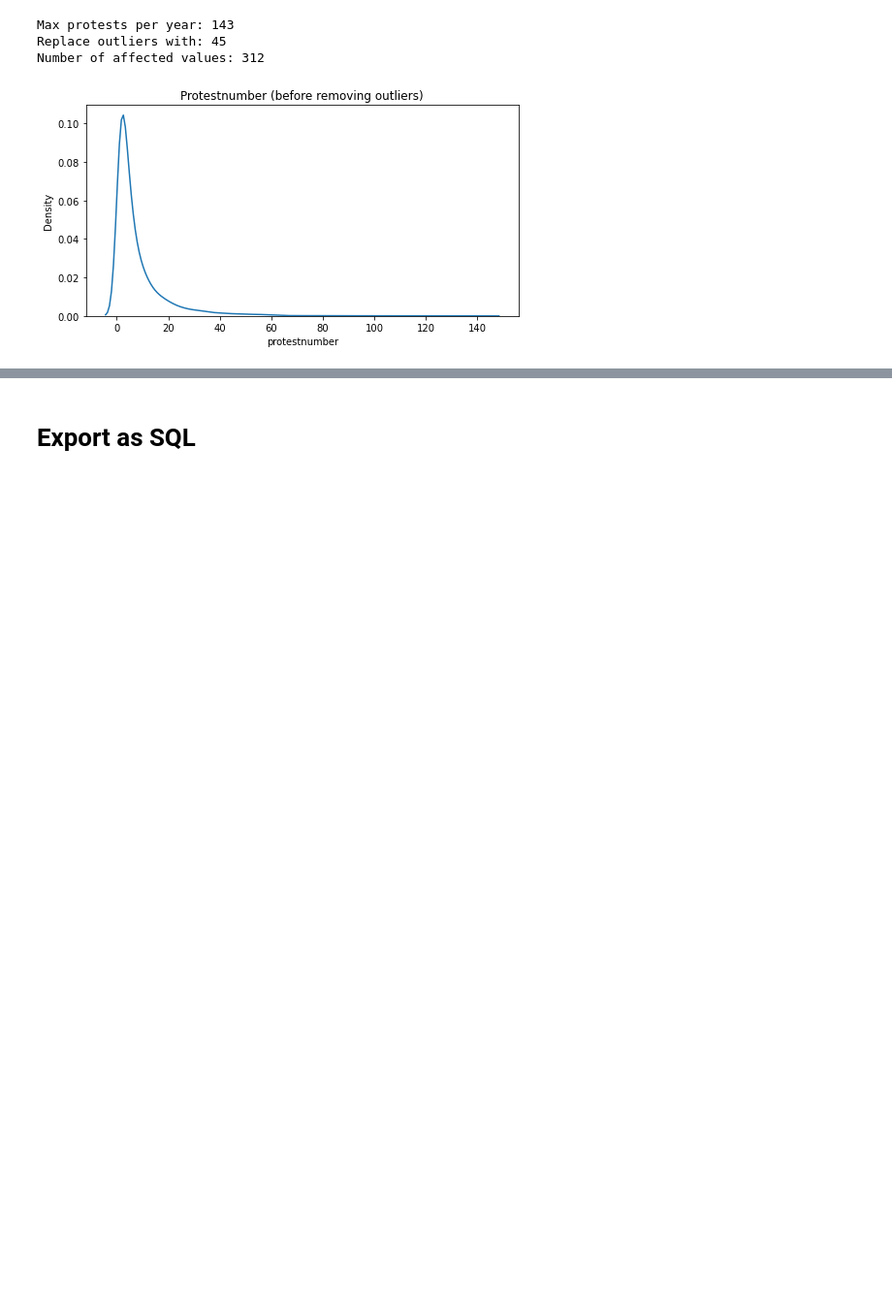
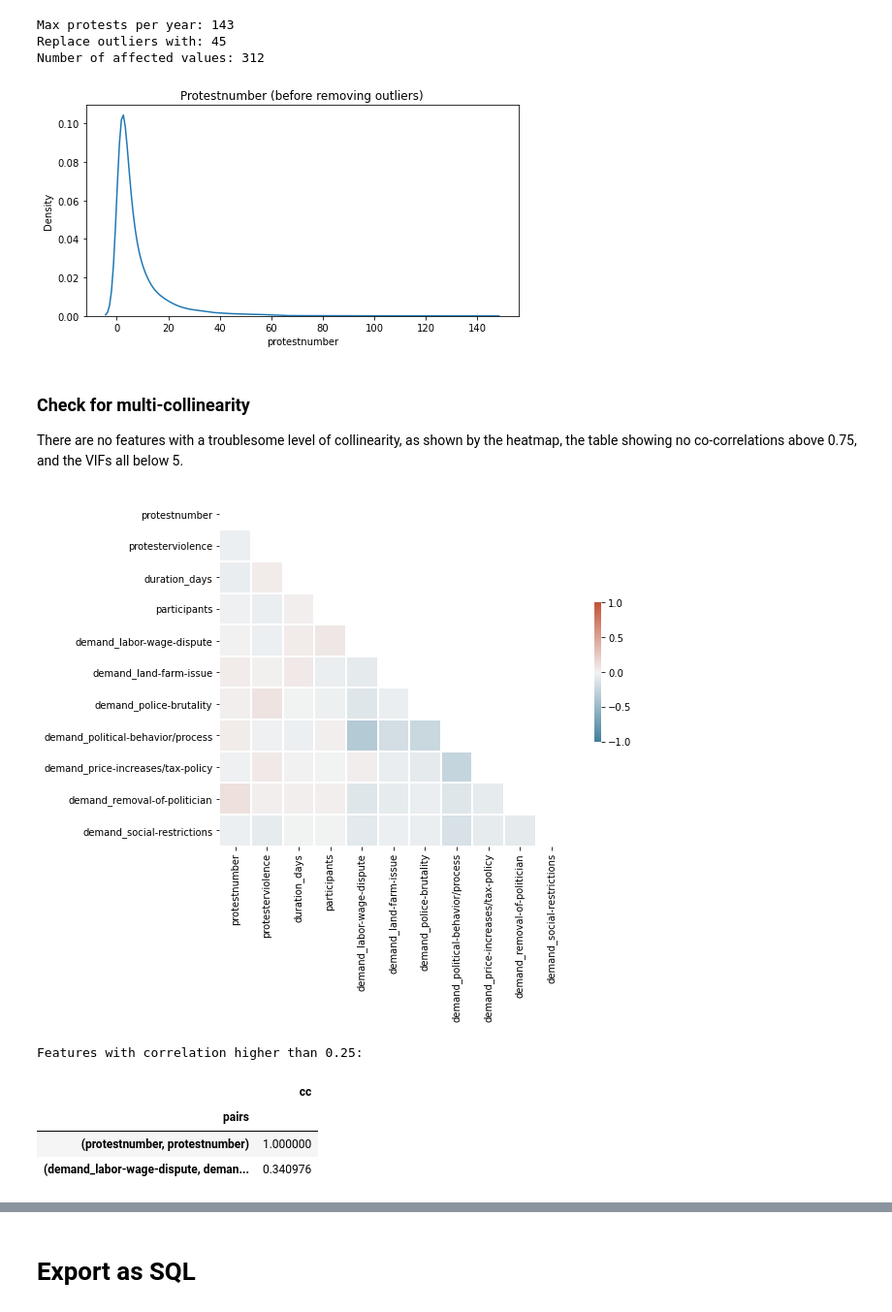
Before and after one commit to sethnlewis/Predicting-Political-Revolutions, a Jupyter notebook: notebooks/cleaning_protests_dataset.ipynb, the cells around one changed output, grey strips where cells are left out. Shown at 97% size. Drawn from its saved outputs; the diff is of its cells as text; code cells hidden in the pictures; blank space fills up the shorter version.

Commit message:
Collinearity investigation progress

```diff
--- a/notebooks/cleaning_protests_dataset.ipynb
+++ b/notebooks/cleaning_protests_dataset.ipynb
@@ -1090,3 +1095,15 @@ Max protests per year: 143
 Replace outliers with: 45
 Number of affected values: 312
 [figure]
+# %% [markdown]
+### Check for multi-collinearity
+There are no features with a troublesome level of collinearity, as shown by the heatmap, the table showing no co-correlations above 0.75, and the VIFs all below 5.
+# %%
+calculate_collinearity(df_joined, min_threshold=0.25)
+# %% [output]
+[figure, added]
+Features with correlation higher than 0.25:
+|  | cc |
+| pairs |  |
+| (protestnumber, protestnumber) | 1.000000 |
+| (demand_labor-wage-dispute, deman... | 0.340976 |
```
Also changed, not shown: parts of 6 cells of this notebook, 6 other files.
